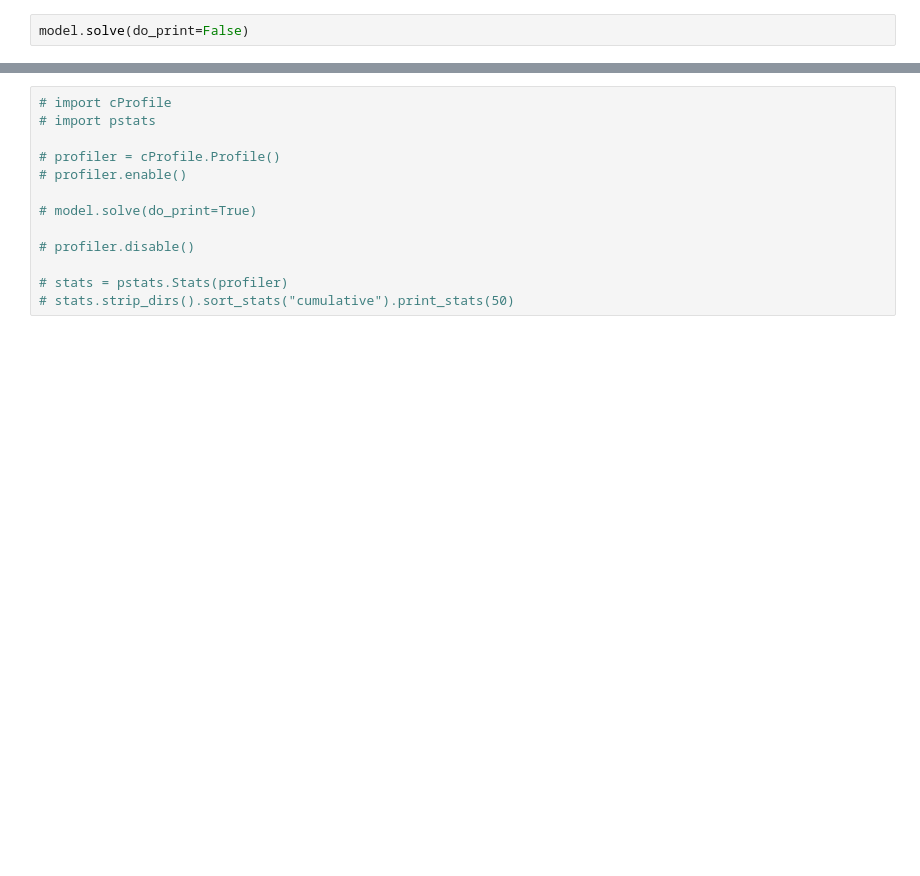
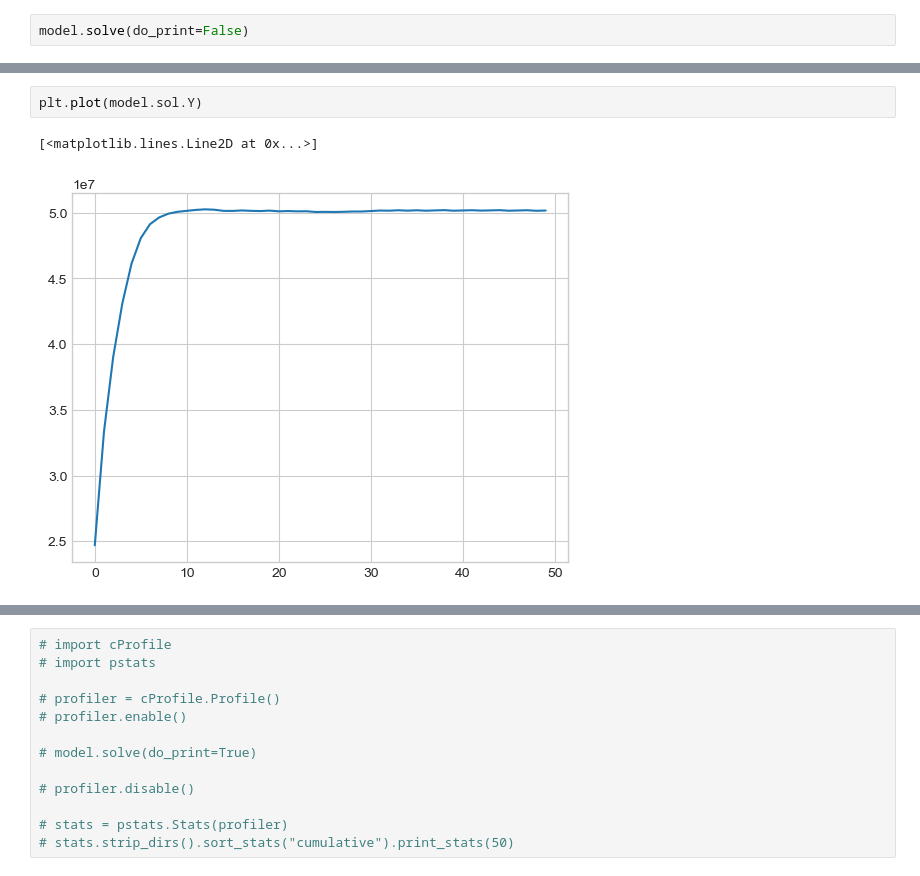
Before and after one commit to peter-l-ravn/Danish-Wage-Gap-Model, a Jupyter notebook: Run model agent.ipynb, the cells around one changed output, grey strips where cells are left out. Cells and saved outputs as stored; diff of their text form; blank space fills up the shorter version.

```diff
--- a/Run model agent.ipynb
+++ b/Run model agent.ipynb
@@ -22,0 +33,5 @@ model.solve(do_print=False)
+# %%
+plt.plot(model.sol.Y)
+# %% [output]
+[<matplotlib.lines.Line2D at 0x...>]
+[figure, added]
```
Also changed, not shown: parts of 5 cells of this notebook, 6 other files.
